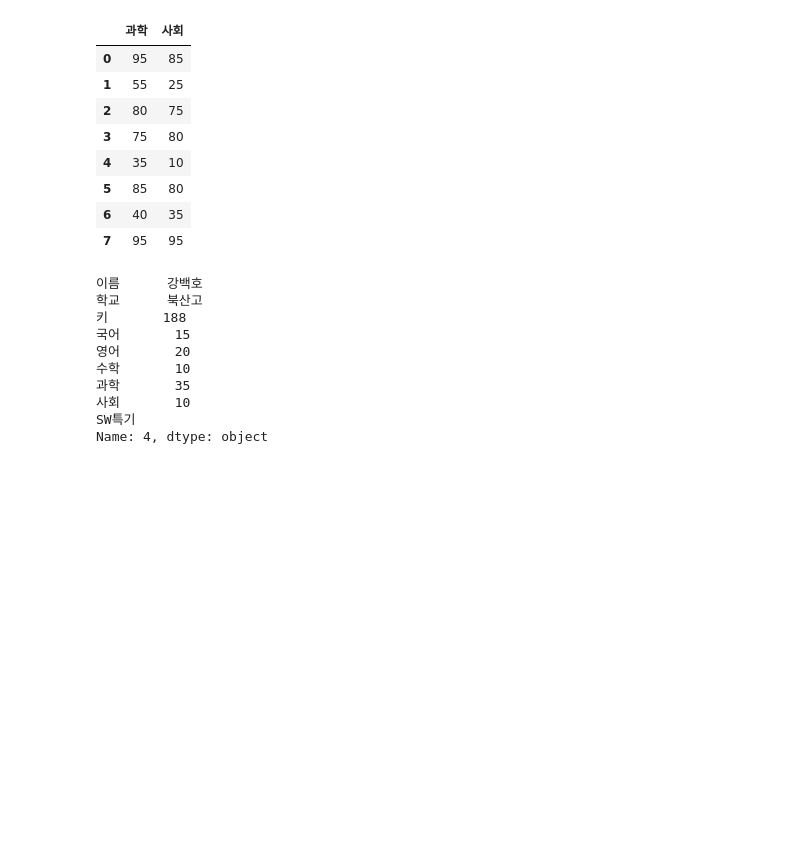
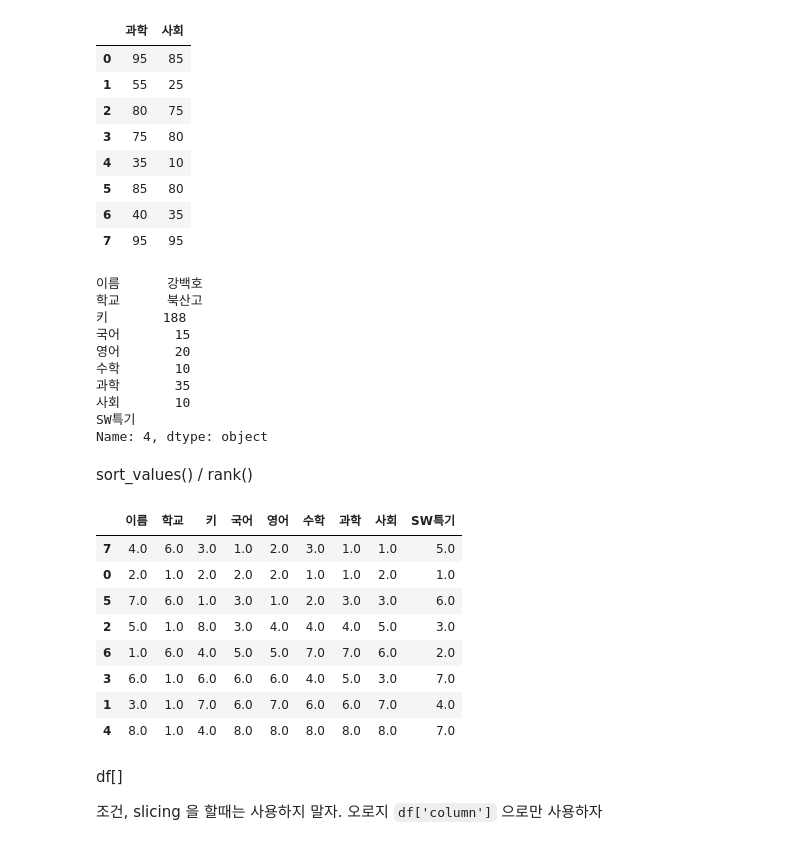
Before and after one commit to smjune/ipynb, a Jupyter notebook: nado/data.ipynb, the cells around one changed output. Drawn from its saved outputs; the diff is of its cells as text; code cells hidden in the pictures; blank space fills up the shorter version.

Commit message:
for slicing group

````diff
--- a/nado/data.ipynb
+++ b/nado/data.ipynb
@@ -132,3 +133,22 @@ df.loc[4]   # int label index 이니까 가능한거다. (row label 4번)
 사회       10
 SW특기
 Name: 4, dtype: object
+# %% [markdown]
+sort_values() / rank()
+# %%
+df1 = df.sort_values(by=['국어','영어'],ascending=[False,False]).rank(method='min',ascending=False).copy()
+df1
+# %% [output]
+|  | 이름 | 학교 | 키 | 국어 | 영어 | 수학 | 과학 | 사회 | SW특기 |
+| 7 | 4.0 | 6.0 | 3.0 | 1.0 | 2.0 | 3.0 | 1.0 | 1.0 | 5.0 |
+| 0 | 2.0 | 1.0 | 2.0 | 2.0 | 2.0 | 1.0 | 1.0 | 2.0 | 1.0 |
+| 5 | 7.0 | 6.0 | 1.0 | 3.0 | 1.0 | 2.0 | 3.0 | 3.0 | 6.0 |
+| 2 | 5.0 | 1.0 | 8.0 | 3.0 | 4.0 | 4.0 | 4.0 | 5.0 | 3.0 |
+| 6 | 1.0 | 6.0 | 4.0 | 5.0 | 5.0 | 7.0 | 7.0 | 6.0 | 2.0 |
+| 3 | 6.0 | 1.0 | 6.0 | 6.0 | 6.0 | 4.0 | 5.0 | 3.0 | 7.0 |
+| 1 | 3.0 | 1.0 | 7.0 | 6.0 | 7.0 | 6.0 | 6.0 | 7.0 | 4.0 |
+| 4 | 8.0 | 1.0 | 4.0 | 8.0 | 8.0 | 8.0 | 8.0 | 8.0 | 7.0 |
+# %% [markdown]
+df[]
+
+조건, slicing 을 할때는 사용하지 말자. 오로지 ```df['column']``` 으로만 사용하자
````
Also changed, not shown: parts of 9 cells of this notebook, 6 other files.
